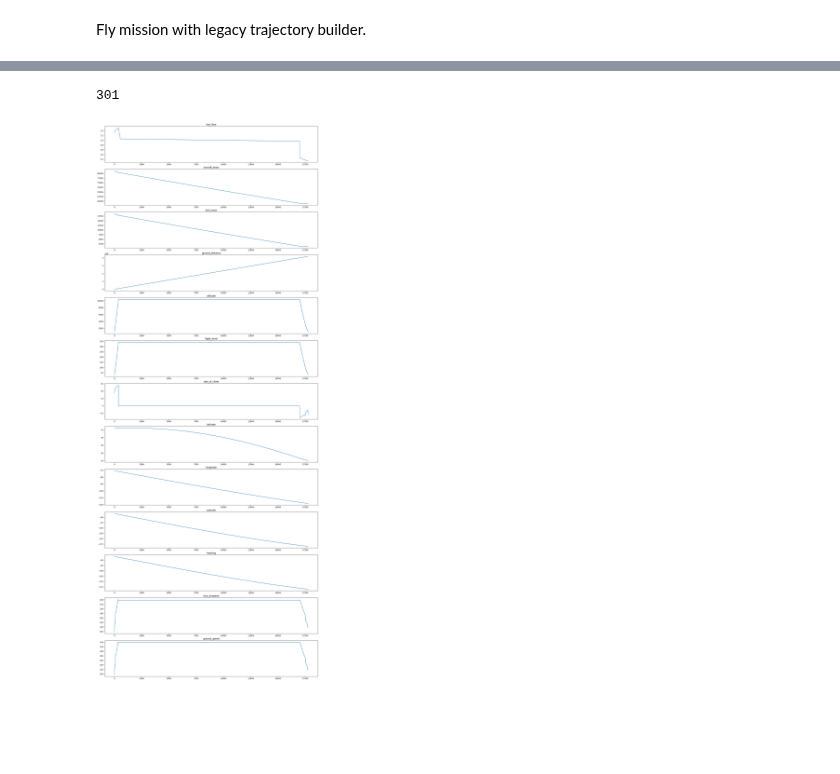
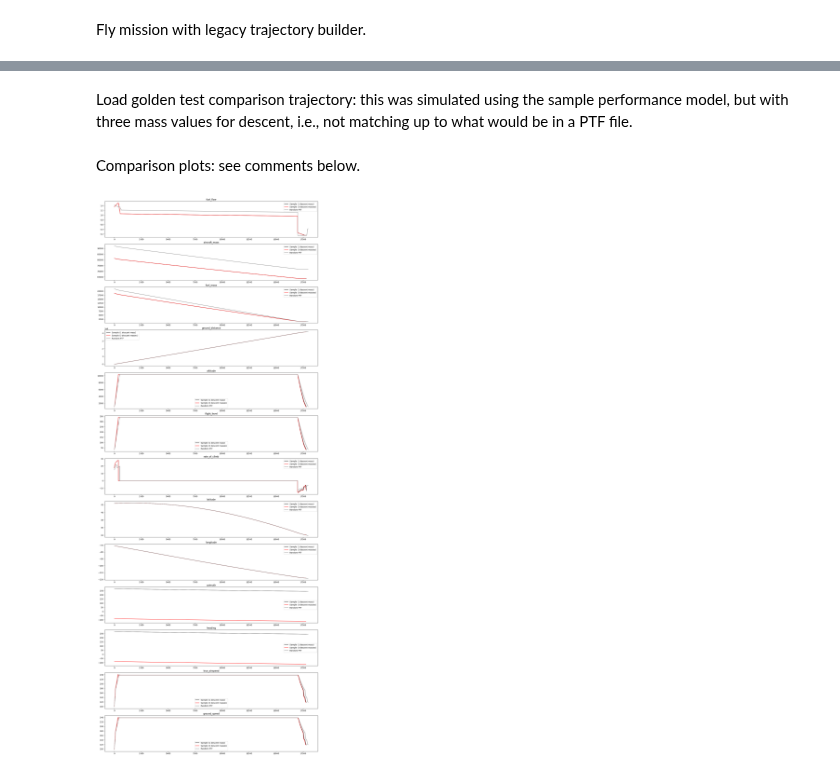
Before and after one commit to MIT-LAE/AEIC, a Jupyter notebook: notebooks/simulation-checks.ipynb, the cells around one changed output, grey strips where cells are left out. Cells and saved outputs as stored; diff of their text form; code cells hidden in the pictures; blank space fills up the shorter version.

Commit message:
Rationalize performance model file requirements

```diff
--- a/notebooks/simulation-checks.ipynb
+++ b/notebooks/simulation-checks.ipynb
@@ -17,7 +20,7 @@ Sample performance model.
 # %%
-performance_model = PerformanceModel.load(
-    config.file_location('performance/sample_performance_model.toml')
-)
+pm1 = PerformanceModel.load(config.file_location('performance/sample_performance_model.toml'))
+# %%
+pm2 = PerformanceModel.load(config.file_location('performance/random_test_ptf.toml'))
 # %% [markdown]
 Built-in sample missions.
 # %%
@@ -30,4 +33,5 @@ Fly mission with legacy trajectory builder.
 # %%
 builder = tb.LegacyBuilder(options=tb.Options(iterate_mass=False))
 mis = sample_missions[0]
-traj = builder.fly(performance_model, mis)
+traj1 = builder.fly(pm1, mis)
+traj2 = builder.fly(pm2, mis)
@@ -38,34 +38,32 @@ traj.n_climb
-# %%
-len(traj)
-# %% [output]
-301
-# %%
-attrs = [
-    'fuel_flow',
-    'aircraft_mass',
-    'fuel_mass',
-    'ground_distance',
-    'altitude',
-    'flight_level',
-    'rate_of_climb',
-    'latitude',
-    'longitude',
-    'azimuth',
-    'heading',
-    'true_airspeed',
-    'ground_speed',
-]
-fig, axs = plt.subplots(len(attrs), 1, figsize=(20, 4 * len(attrs)))
-for i, a in enumerate(attrs):
-    axs[i].plot(traj.flight_time, getattr(traj, a))
-    axs[i].set_title(a)
-# %% [output]
-[figure, old version]
+# %% [markdown]
+Load golden test comparison trajectory: this was simulated using the sample performance model, but with three mass values for descent, i.e., not matching up to what would be in a PTF file.
 # %%
-ts = TrajectoryStore.create(base_file='test_trajectories.nc')
-
-for mis in sample_missions:
-    traj = builder.fly(performance_model, mis)
-    ts.add(traj)
-
-ts.close()
+with TrajectoryStore.open(base_file='../tests/data/golden/test_trajectories_golden.nc') as ts:
+    comparison_traj = ts[0]
+# %% [markdown]
+Comparison plots: see comments below.
+# %%
+attrs = [
+    'fuel_flow',
+    'aircraft_mass',
+    'fuel_mass',
+    'ground_distance',
+    'altitude',
+    'flight_level',
+    'rate_of_climb',
+    'latitude',
+    'longitude',
+    'azimuth',
+    'heading',
+    'true_airspeed',
+    'ground_speed',
+]
+fig, axs = plt.subplots(len(attrs), 1, figsize=(20, 4 * len(attrs)))
+for i, a in enumerate(attrs):
+    axs[i].plot(traj1.flight_time, getattr(traj1, a), color='black', label='Sample (1 descent mass)')
+    axs[i].plot(comparison_traj.flight_time, getattr(comparison_traj, a), color='red', label='Sample (3 descent masses)')
+    axs[i].plot(traj2.flight_time, getattr(traj2, a), color='grey', label='Random PTF')
+    axs[i].set_title(a)
+    axs[i].legend()
+# %% [output]
+[figure, new version]
```
Also changed, not shown: parts of 4 cells of this notebook, 15 other files.
